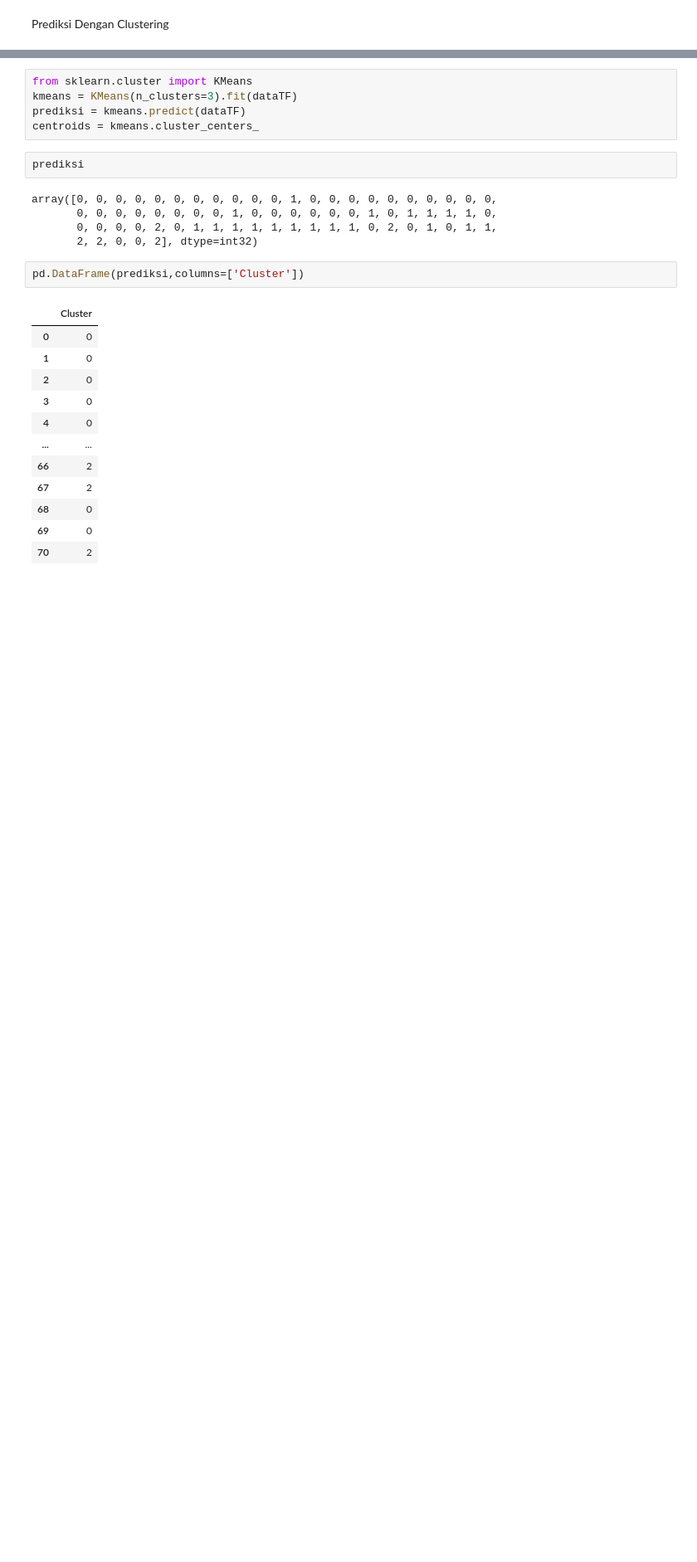
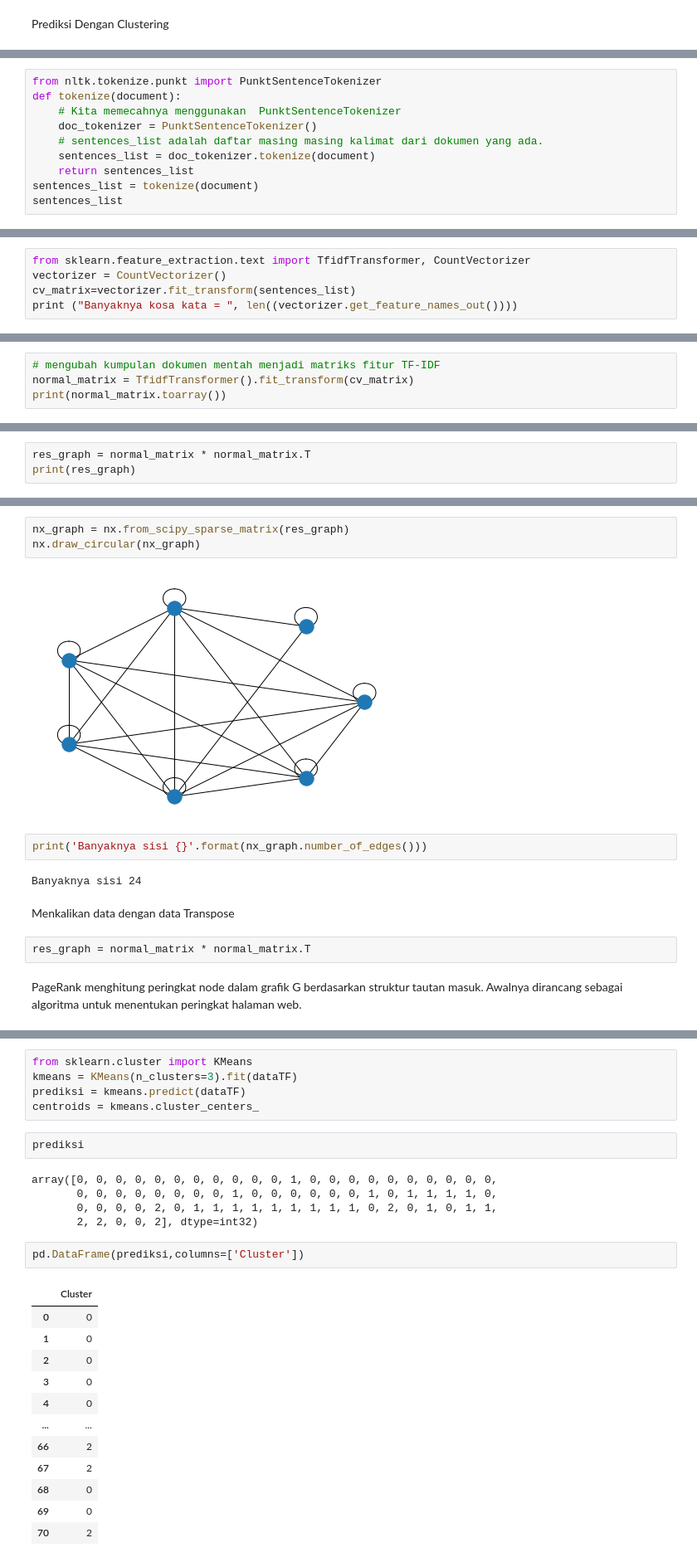
Before and after one commit to virgorasion/webmining, a Jupyter notebook: Crawling_twitter.ipynb, the cells around one changed output, grey strips where cells are left out. Shown at 83% size. Drawn from its saved outputs; the diff is of its cells as text; blank space fills up the shorter version.

```diff
--- a/Crawling_twitter.ipynb
+++ b/Crawling_twitter.ipynb
@@ -403,0 +667,10 @@ Prediksi Dengan Clustering
+# %%
+from nltk.tokenize.punkt import PunktSentenceTokenizer
+def tokenize(document):
+    # Kita memecahnya menggunakan  PunktSentenceTokenizer
+    doc_tokenizer = PunktSentenceTokenizer()
+    # sentences_list adalah daftar masing masing kalimat dari dokumen yang ada.
+    sentences_list = doc_tokenizer.tokenize(document)
+    return sentences_list
+sentences_list = tokenize(document)
+sentences_list
@@ -403,0 +711,5 @@ Prediksi Dengan Clustering
+# %%
+from sklearn.feature_extraction.text import TfidfTransformer, CountVectorizer
+vectorizer = CountVectorizer()
+cv_matrix=vectorizer.fit_transform(sentences_list)
+print ("Banyaknya kosa kata = ", len((vectorizer.get_feature_names_out())))
@@ -403,0 +736,4 @@ Prediksi Dengan Clustering
+# %%
+# mengubah kumpulan dokumen mentah menjadi matriks fitur TF-IDF
+normal_matrix = TfidfTransformer().fit_transform(cv_matrix)
+print(normal_matrix.toarray())
@@ -403,0 +768,3 @@ Prediksi Dengan Clustering
+# %%
+res_graph = normal_matrix * normal_matrix.T
+print(res_graph)
@@ -403,0 +789,15 @@ Prediksi Dengan Clustering
+# %%
+nx_graph = nx.from_scipy_sparse_matrix(res_graph)
+nx.draw_circular(nx_graph)
+# %% [output]
+[figure, added]
+# %%
+print('Banyaknya sisi {}'.format(nx_graph.number_of_edges()))
+# %% [output]
+Banyaknya sisi 24
+# %% [markdown]
+Menkalikan data dengan data Transpose
+# %%
+res_graph = normal_matrix * normal_matrix.T
+# %% [markdown]
+PageRank menghitung peringkat node dalam grafik G berdasarkan struktur tautan masuk. Awalnya dirancang sebagai algoritma untuk menentukan peringkat halaman web.
```
Also changed, not shown: parts of 91 cells of this notebook, 28 other files.
